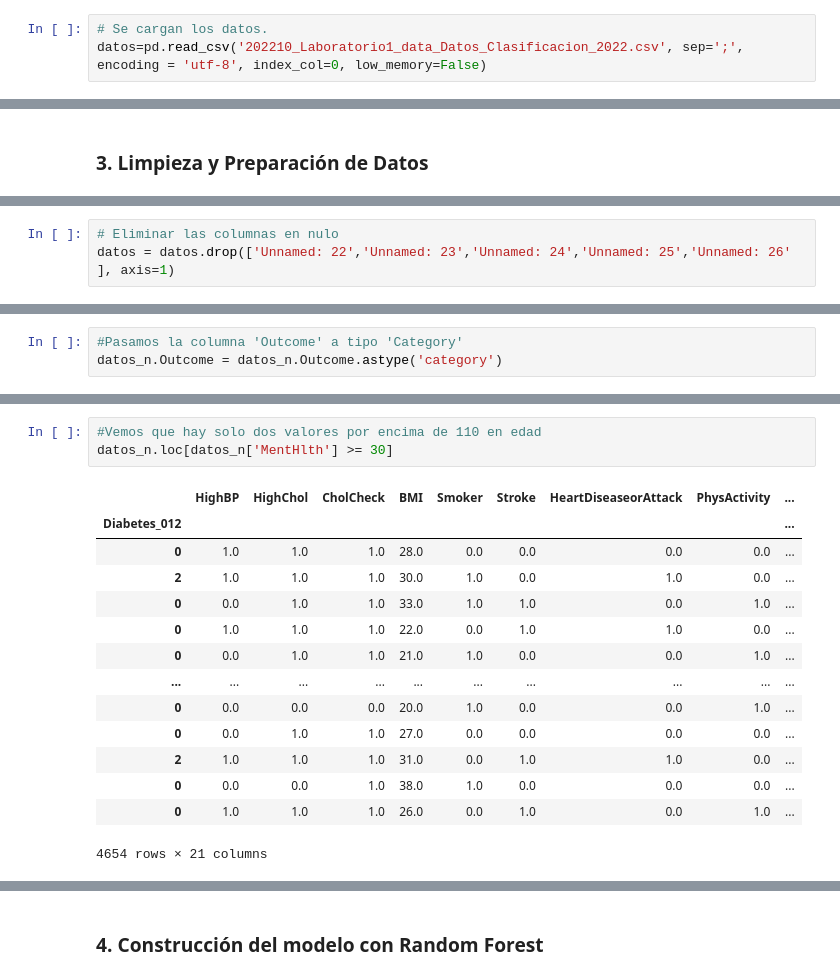
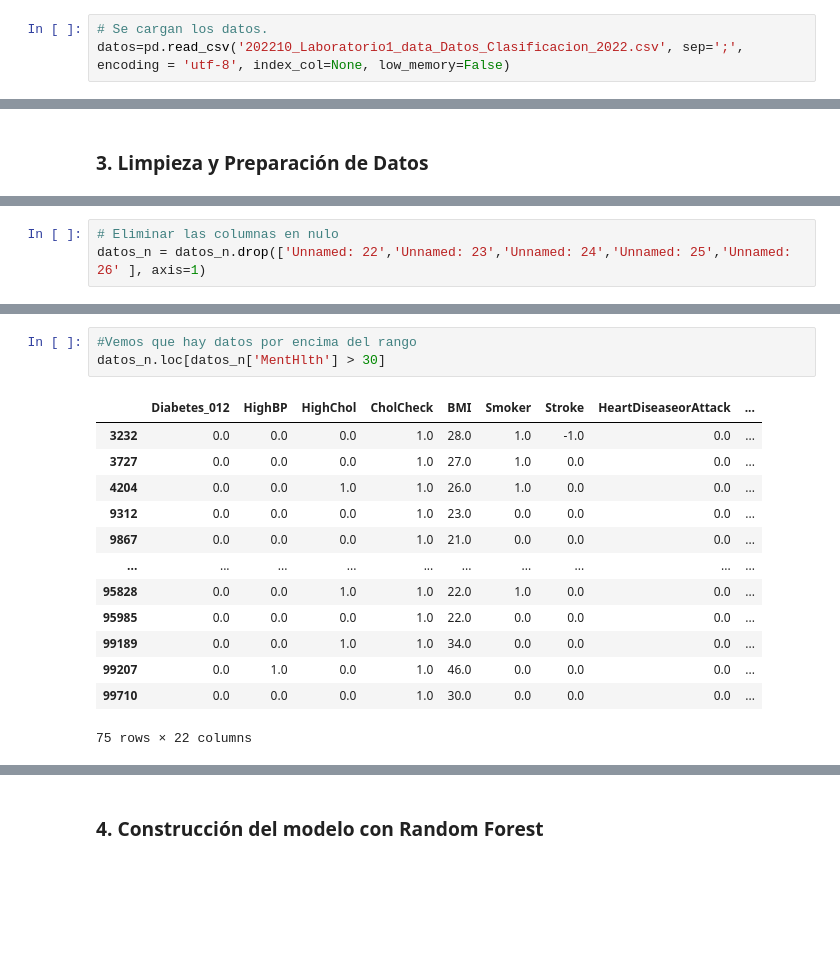
Before and after one commit to Cefigueredo/Lab1_BI, a Jupyter notebook: Random_Forest_Lab1_BI.ipynb, the cells around one changed output, grey strips where cells are left out. Cells and saved outputs as stored; diff of their text form; blank space fills up the shorter version.

```diff
--- a/Random_Forest_Lab1_BI.ipynb
+++ b/Random_Forest_Lab1_BI.ipynb
@@ -15,7 +37,7 @@ from sklearn import metrics
 ### 2. Carga de Datos
 # %%
 # Se cargan los datos.
-datos=pd.read_csv('202210_Laboratorio1_data_Datos_Clasificacion_2022.csv', sep=';', encoding = 'utf-8', index_col=0, low_memory=False)
+datos=pd.read_csv('202210_Laboratorio1_data_Datos_Clasificacion_2022.csv', sep=';', encoding = 'utf-8', index_col=None, low_memory=False)
 # %%
 # Cantidad de datos y número de variables
 datos.shape
@@ -59,5 +83,5 @@ dtype: object
 # %%
 # Eliminar las columnas en nulo
-datos = datos.drop(['Unnamed: 22','Unnamed: 23','Unnamed: 24','Unnamed: 25','Unnamed: 26' ], axis=1)
+datos_n = datos_n.drop(['Unnamed: 22','Unnamed: 23','Unnamed: 24','Unnamed: 25','Unnamed: 26' ], axis=1)
 # %%
 #Ya que solo hay dos tipo int vamos a transformar los demás
@@ -270,6 +200,3 @@ datos_n.describe()
-# %%
-#Pasamos la columna 'Outcome' a tipo 'Category'
-datos_n.Outcome = datos_n.Outcome.astype('category')
 # %%
 #Visualizamos los tipos de datos finales
 datos_n.dtypes
@@ -307,18 +221,17 @@ datos_n.describe()
 # %%
-#Vemos que hay solo dos valores por encima de 110 en edad
-datos_n.loc[datos_n['MentHlth'] >= 30]
+#Vemos que hay datos por encima del rango
+datos_n.loc[datos_n['MentHlth'] > 30]
 # %% [output]
-|  | HighBP | HighChol | CholCheck | BMI | Smoker | Stroke | HeartDiseaseorAttack | PhysActivity | ... |
-| Diabetes_012 |  |  |  |  |  |  |  |  | ... |
-| 0 | 1.0 | 1.0 | 1.0 | 28.0 | 0.0 | 0.0 | 0.0 | 0.0 | ... |
-| 2 | 1.0 | 1.0 | 1.0 | 30.0 | 1.0 | 0.0 | 1.0 | 0.0 | ... |
-| 0 | 0.0 | 1.0 | 1.0 | 33.0 | 1.0 | 1.0 | 0.0 | 1.0 | ... |
-| 0 | 1.0 | 1.0 | 1.0 | 22.0 | 0.0 | 1.0 | 1.0 | 0.0 | ... |
-| 0 | 0.0 | 1.0 | 1.0 | 21.0 | 1.0 | 0.0 | 0.0 | 1.0 | ... |
+|  | Diabetes_012 | HighBP | HighChol | CholCheck | BMI | Smoker | Stroke | HeartDiseaseorAttack | ... |
+| 3232 | 0.0 | 0.0 | 0.0 | 1.0 | 28.0 | 1.0 | -1.0 | 0.0 | ... |
+| 3727 | 0.0 | 0.0 | 0.0 | 1.0 | 27.0 | 1.0 | 0.0 | 0.0 | ... |
+| 4204 | 0.0 | 0.0 | 1.0 | 1.0 | 26.0 | 1.0 | 0.0 | 0.0 | ... |
+| 9312 | 0.0 | 0.0 | 0.0 | 1.0 | 23.0 | 0.0 | 0.0 | 0.0 | ... |
+| 9867 | 0.0 | 0.0 | 0.0 | 1.0 | 21.0 | 0.0 | 0.0 | 0.0 | ... |
 | ... | ... | ... | ... | ... | ... | ... | ... | ... | ... |
-| 0 | 0.0 | 0.0 | 0.0 | 20.0 | 1.0 | 0.0 | 0.0 | 1.0 | ... |
-| 0 | 0.0 | 1.0 | 1.0 | 27.0 | 0.0 | 0.0 | 0.0 | 0.0 | ... |
-| 2 | 1.0 | 1.0 | 1.0 | 31.0 | 0.0 | 1.0 | 1.0 | 0.0 | ... |
-| 0 | 0.0 | 0.0 | 1.0 | 38.0 | 1.0 | 0.0 | 0.0 | 0.0 | ... |
-| 0 | 1.0 | 1.0 | 1.0 | 26.0 | 0.0 | 1.0 | 0.0 | 1.0 | ... |
+| 95828 | 0.0 | 0.0 | 1.0 | 1.0 | 22.0 | 1.0 | 0.0 | 0.0 | ... |
+| 95985 | 0.0 | 0.0 | 0.0 | 1.0 | 22.0 | 0.0 | 0.0 | 0.0 | ... |
+| 99189 | 0.0 | 0.0 | 1.0 | 1.0 | 34.0 | 0.0 | 0.0 | 0.0 | ... |
+| 99207 | 0.0 | 1.0 | 0.0 | 1.0 | 46.0 | 0.0 | 0.0 | 0.0 | ... |
+| 99710 | 0.0 | 0.0 | 0.0 | 1.0 | 30.0 | 0.0 | 0.0 | 0.0 | ... |
-4654 rows × 21 columns
+75 rows × 22 columns
```
Also changed, not shown: parts of 45 cells of this notebook.
